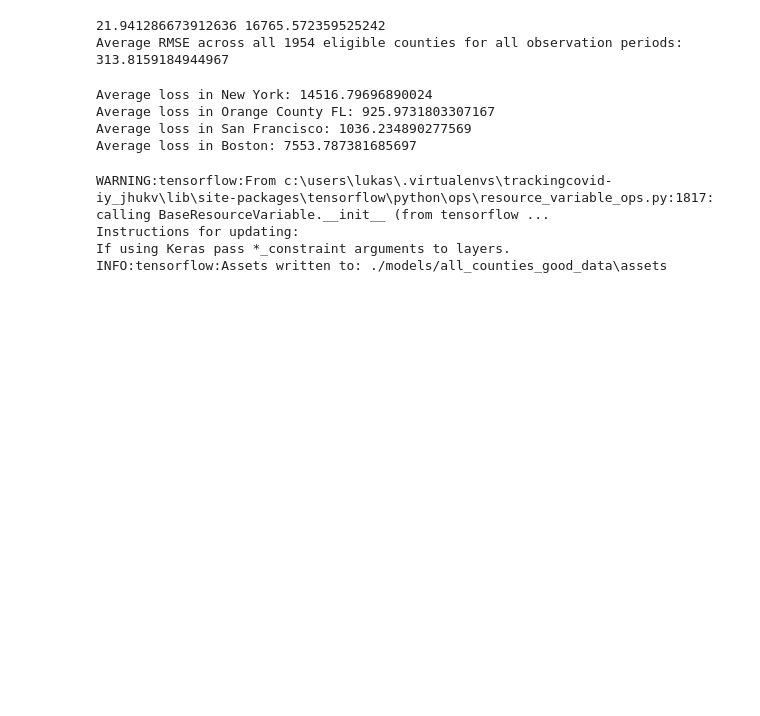
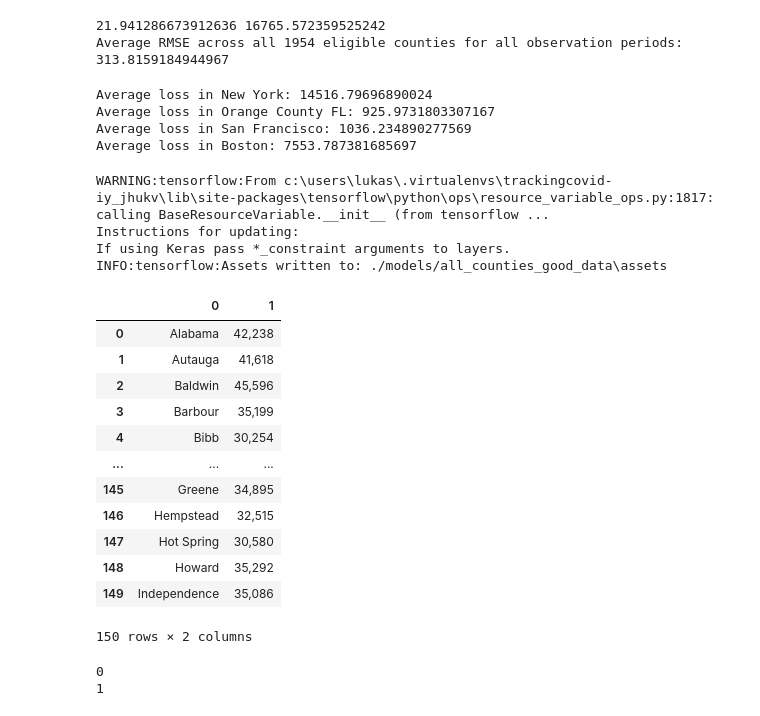
Before and after one commit to lukasrosario/trackingcovid, a Jupyter notebook: Lukas/ml.ipynb, the cells around one changed output. Cells and saved outputs as stored; diff of their text form; code cells hidden in the pictures; blank space fills up the shorter version.

```diff
--- a/Lukas/ml.ipynb
+++ b/Lukas/ml.ipynb
@@ -529,3 +526,27 @@ INFO:tensorflow:Assets written to: ./models/all_counties_good_data\assets
 #         all_targets.append(all_county_targets)
 
 #     return np.array(all_observations), np.array(all_targets)
+# %%
+income_data = pd.read_csv("income-clean.csv", header=None)
+# %%
+income_data.head(150)
+# %% [output]
+|  | 0 | 1 |
+| 0 | Alabama | 42,238 |
+| 1 | Autauga | 41,618 |
+| 2 | Baldwin | 45,596 |
+| 3 | Barbour | 35,199 |
+| 4 | Bibb | 30,254 |
+| ... | ... | ... |
+| 145 | Greene | 34,895 |
+| 146 | Hempstead | 32,515 |
+| 147 | Hot Spring | 30,580 |
+| 148 | Howard | 35,292 |
+| 149 | Independence | 35,086 |
+150 rows × 2 columns
+# %%
+for entry in income_data.iloc[:,:]:
+    print(entry)
+# %% [output]
+0
+1
```
Also changed, not shown: parts of 14 cells of this notebook, 7 other files.
